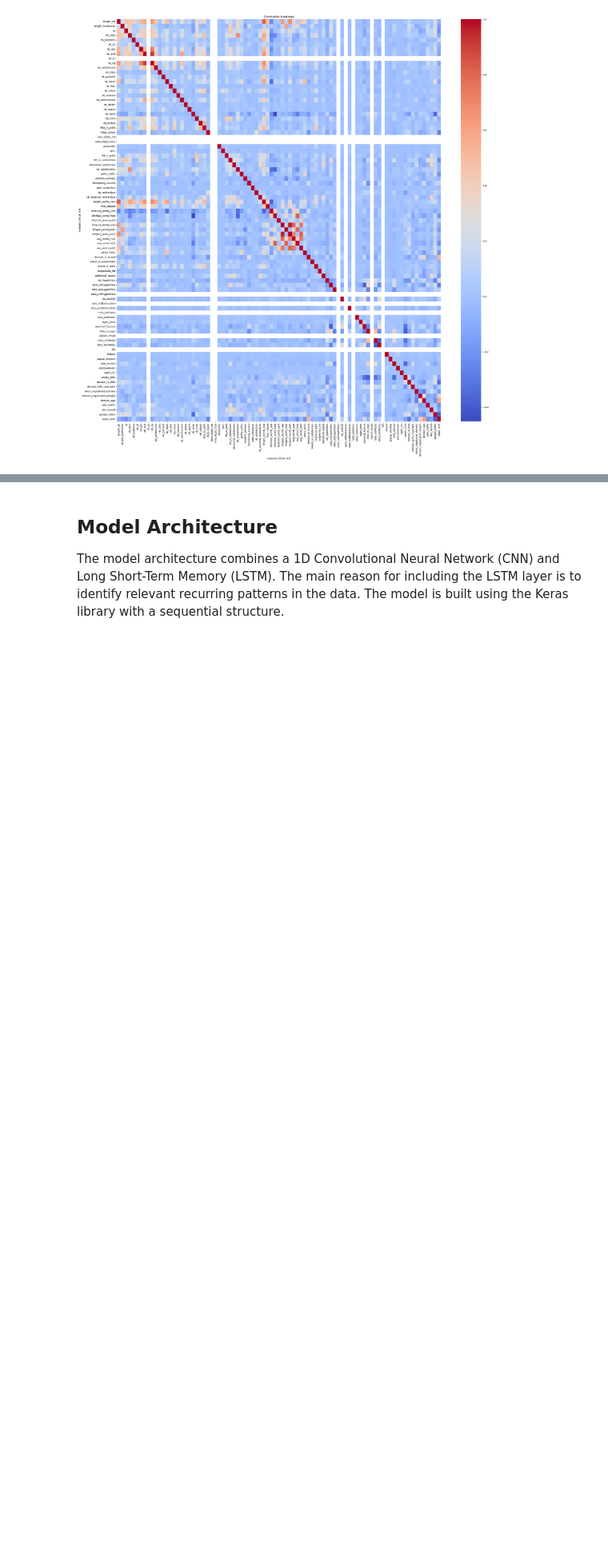
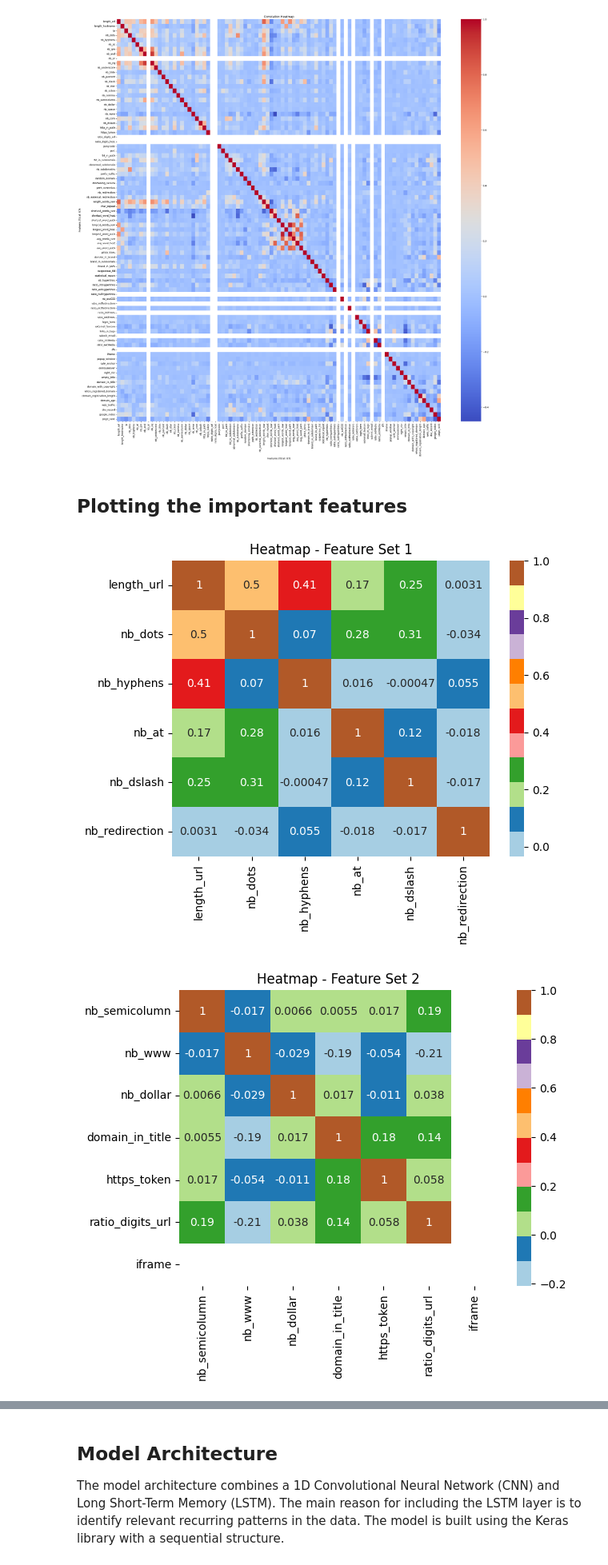
Before and after one commit to iamssuraj/Phished-URL-Detection-System, a Jupyter notebook: URL_Phishing_Detection.ipynb, the cells around one changed output, grey strips where cells are left out. Shown at 80% size. Drawn from its saved outputs; the diff is of its cells as text; code cells hidden in the pictures; blank space fills up the shorter version.

Commit message:
Correlation Heatmaps

```diff
--- a/URL_Phishing_Detection.ipynb
+++ b/URL_Phishing_Detection.ipynb
@@ -49,3 +49,23 @@ plt.ylabel(f'Features (Total: {mat.shape[1]})')
 plt.show()
 # %% [output]
 [figure]
+# %% [markdown]
+## Plotting the important features
+# %%
+imp_features = [
+    ['length_url', 'nb_dots', 'nb_hyphens', 'nb_at', 'nb_dslash', 'nb_redirection'],
+    ['nb_semicolumn', 'nb_www', 'nb_dollar', 'domain_in_title', 'https_token', 'ratio_digits_url', 'iframe'],
+    ['nb_comma', 'http_in_path', 'domain_with_copyright', 'domain_age', 'domain_registration_length', 'phish_hints', 'brand_in_path'],
+    ['shortest_words_raw', 'shortest_word_host', 'shortest_word_path', 'longest_words_raw', 'longest_word_host', 'longest_word_path'],
+    ['avg_words_raw', 'avg_word_host', 'avg_word_path', 'domain_in_brand', 'ratio_intHyperlinks', 'ratio_extHyperlinks', 'ratio_nullHyperlinks']
+]
+# %%
+for i, features in enumerate(imp_features):
+    df = data[features]
+    corr_matrix = df.corr()
+    sns.heatmap(corr_matrix, annot=True, cbar = True, cmap = 'Paired')
+    plt.title(f"Heatmap - Feature Set {i+1}")
+    plt.show()
+# %% [output]
+[figure, added]
+[figure, added]
```
Also changed, not shown: parts of 1 cell of this notebook.
